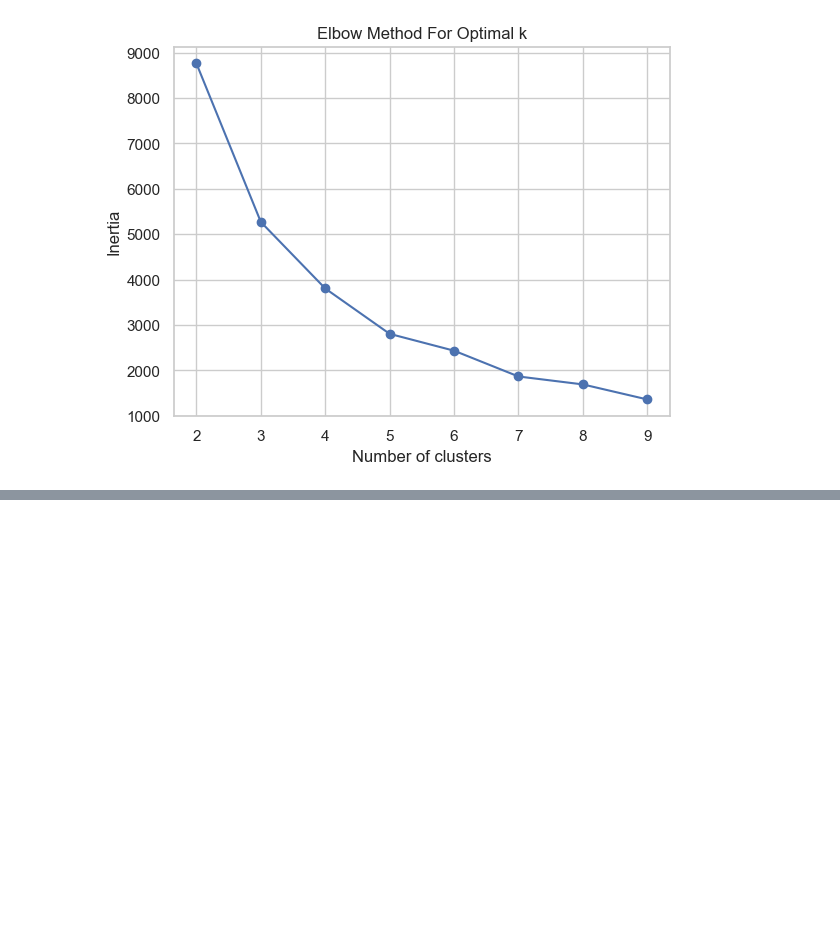
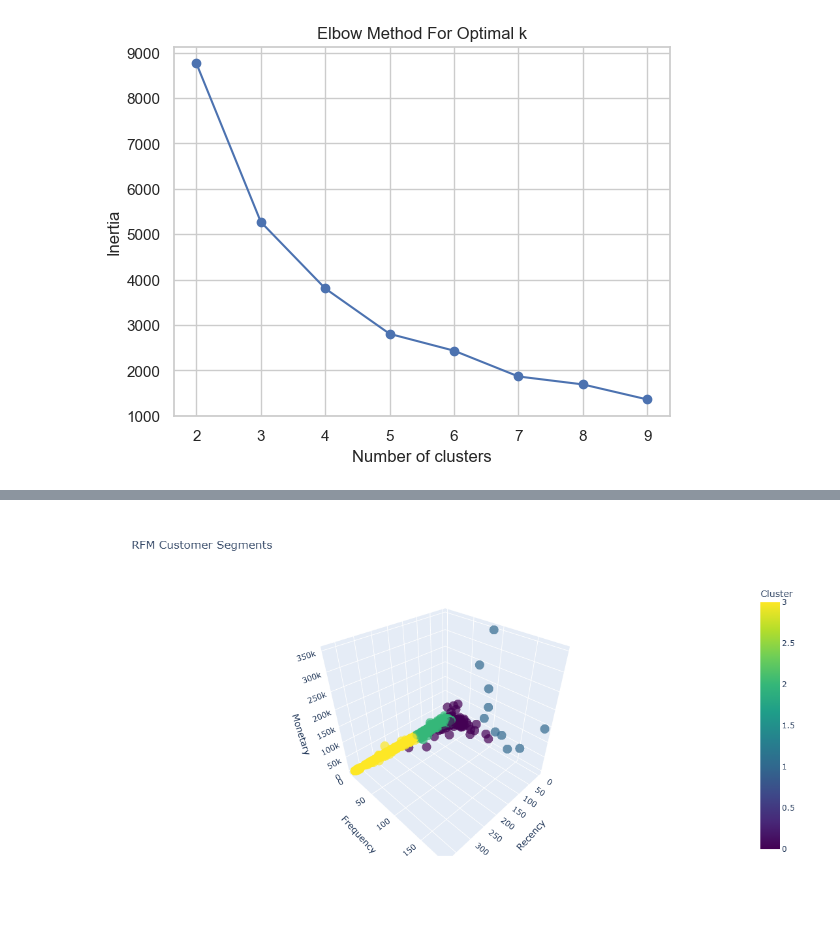
Before and after one commit to Alirezaab78/Online_Retail_II, a Jupyter notebook: main.ipynb, the cells around one changed output, grey strips where cells are left out. Cells and saved outputs as stored; diff of their text form; code cells hidden in the pictures; blank space fills up the shorter version.

```diff
--- a/main.ipynb
+++ b/main.ipynb
@@ -481,0 +481,33 @@ KeyError: "Column(s) ['InvoiceNo'] do not exist"
+# %%
+# 3D Scatter Plot
+import plotly.express as px
+
+
+fig = px.scatter_3d(
+    rfm,
+    x='Recency',
+    y='Frequency',
+    z='Monetary',
+    color='Cluster',
+    color_continuous_scale='viridis',
+    title='RFM Customer Segments',
+    labels={'Recency': 'Recency', 'Frequency': 'Frequency', 'Monetary': 'Monetary Value'},
+    hover_name=rfm.index if 'Customer ID' not in rfm.columns else rfm['Customer ID'],
+    opacity=0.7,
+    size_max=10
+)
+
+# Update layout for better visualization
+fig.update_layout(
+    scene=dict(
+        xaxis_title='Recency', # (Lower is better)
+        yaxis_title='Frequency', # (Higher is better)
+        zaxis_title='Monetary', # (Higher is better)
+    ),
+    width=700,
+    height=600
+)
+
+fig.show()
+# %% [output]
+[figure, added]
```
Also changed, not shown: parts of 6 cells of this notebook.
